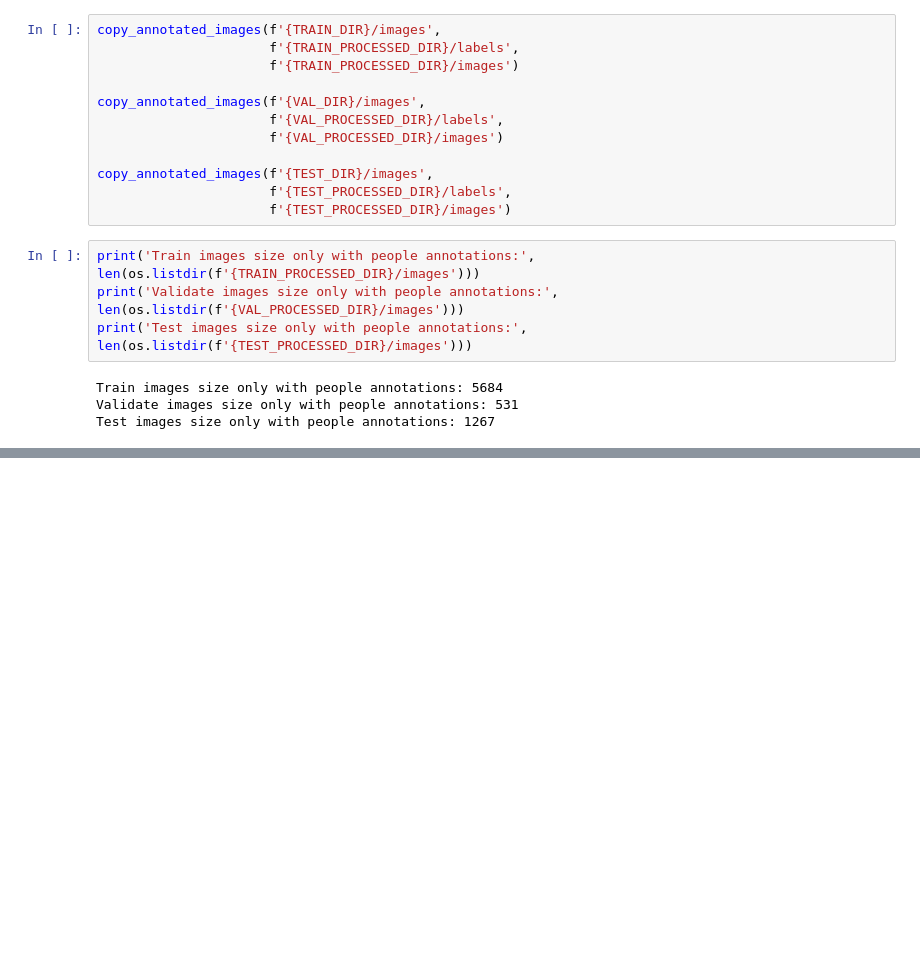
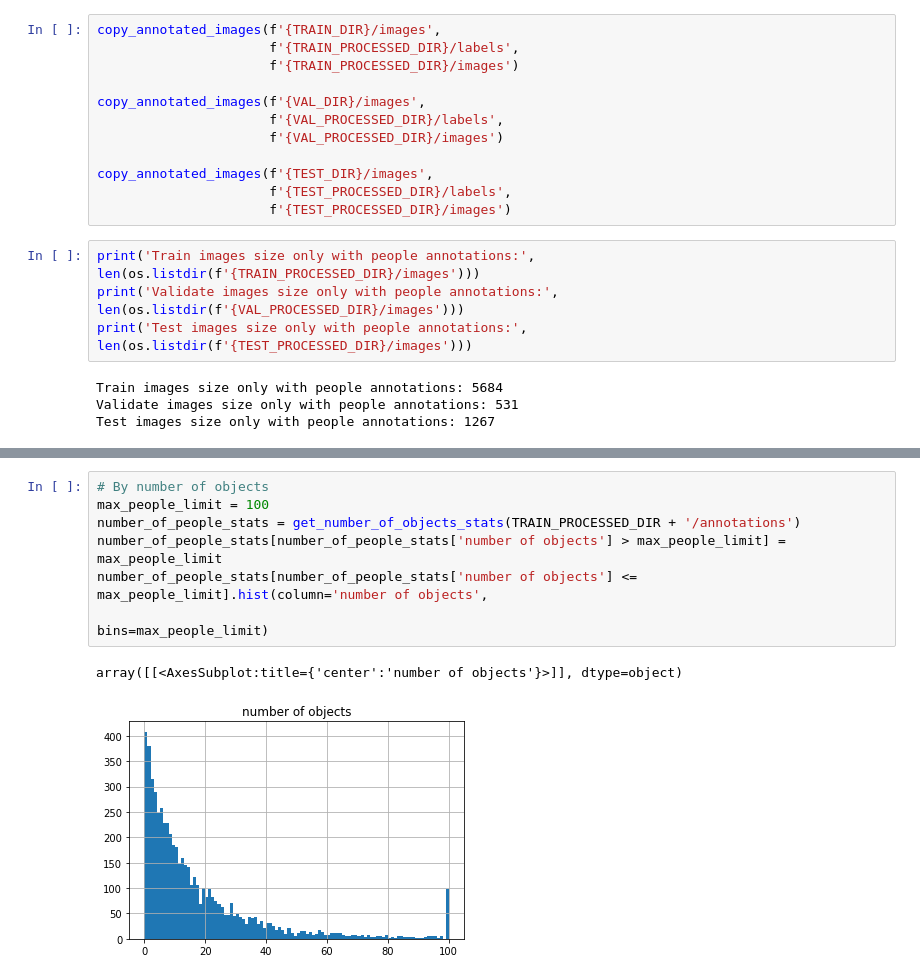
Before and after one commit to Chotom/drone-human-detection, a Jupyter notebook: data_processing/notebooks/visdrone_object_detection.ipynb, the cells around one changed output, grey strips where cells are left out. Cells and saved outputs as stored; diff of their text form; blank space fills up the shorter version.

```diff
--- a/data_processing/notebooks/visdrone_object_detection.ipynb
+++ b/data_processing/notebooks/visdrone_object_detection.ipynb
@@ -193,0 +211,10 @@ data
+# %%
+# By number of objects
+max_people_limit = 100
+number_of_people_stats = get_number_of_objects_stats(TRAIN_PROCESSED_DIR + '/annotations')
+number_of_people_stats[number_of_people_stats['number of objects'] > max_people_limit] = max_people_limit
+number_of_people_stats[number_of_people_stats['number of objects'] <= max_people_limit].hist(column='number of objects',
+                                                                                             bins=max_people_limit)
+# %% [output]
+array([[<AxesSubplot:title={'center':'number of objects'}>]], dtype=object)
+[figure, added]
```
Also changed, not shown: parts of 15 cells of this notebook, 2 other files.
